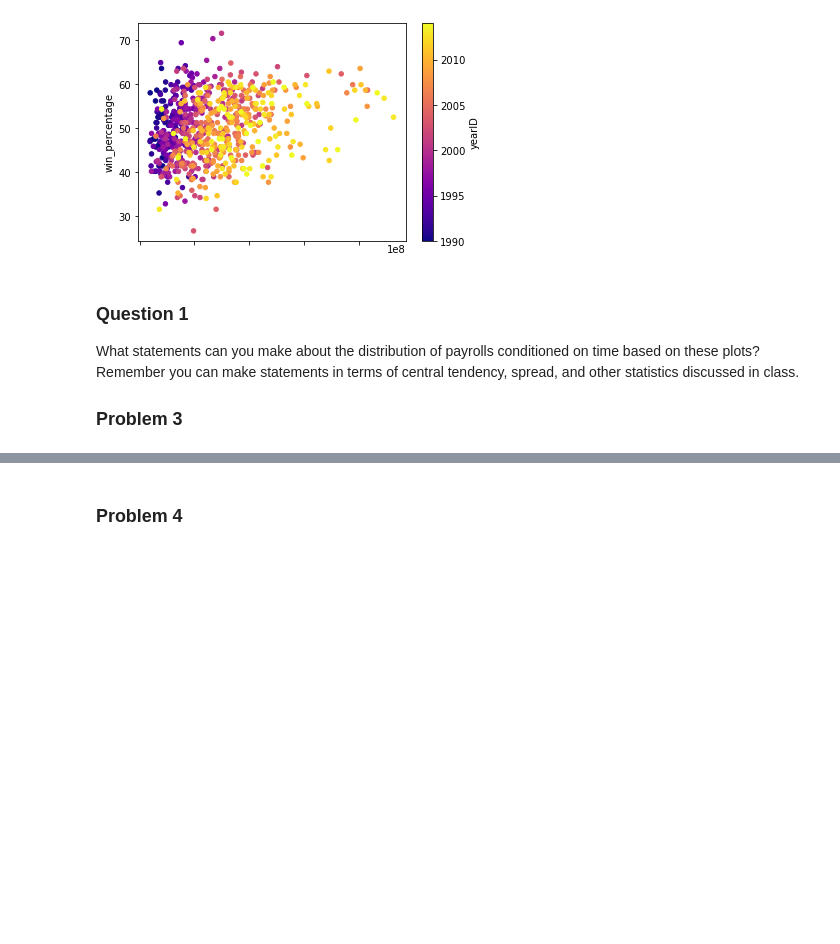
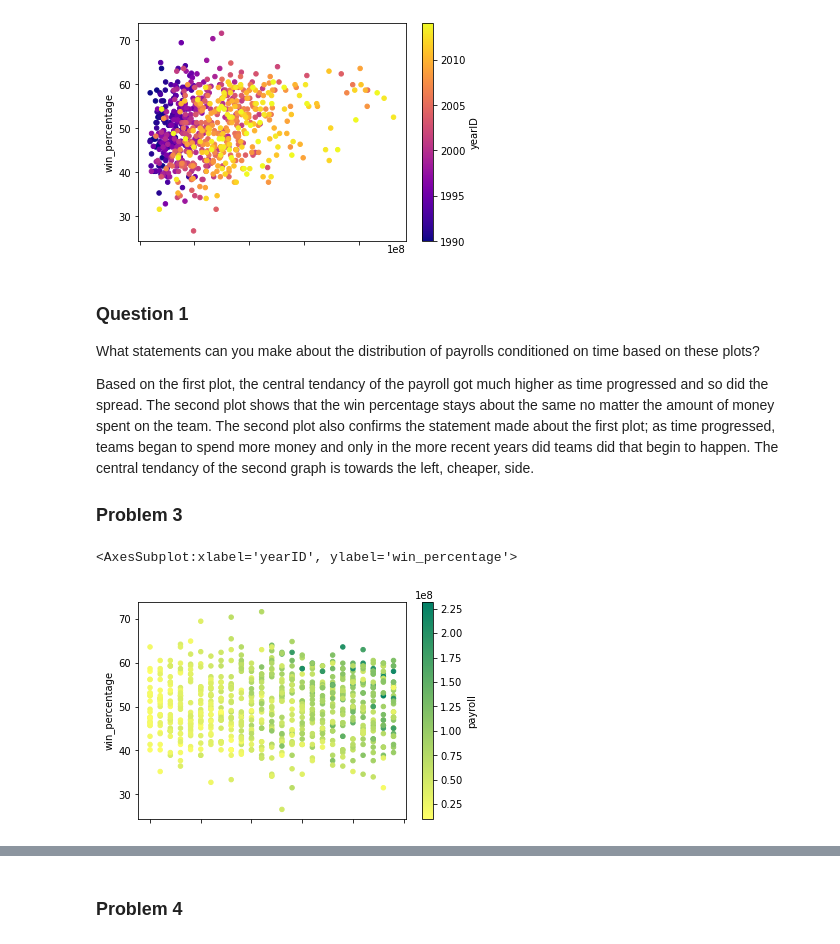
Before and after one commit to NickOuellet/Moneyball, a Jupyter notebook: Project 2 Moneyball.ipynb, the cells around one changed output, grey strips where cells are left out. Drawn from its saved outputs; the diff is of its cells as text; code cells hidden in the pictures; blank space fills up the shorter version.

```diff
--- a/Project 2 Moneyball.ipynb
+++ b/Project 2 Moneyball.ipynb
@@ -111,6 +111,13 @@ relation.plot.scatter(x = "payroll", y = "win_percentage", c="yearID", cmap="pla
 [figure]
 # %% [markdown]
 ### Question 1
-What statements can you make about the distribution of payrolls conditioned on time based on these plots? Remember you can make statements in terms of central tendency, spread, and other statistics discussed in class.
+What statements can you make about the distribution of payrolls conditioned on time based on these plots?
+
+Based on the first plot, the central tendancy of the payroll got much higher as time progressed and so did the spread. The second plot shows that the win percentage stays about the same no matter the amount of money spent on the team. The second plot also confirms the statement made about the first plot; as time progressed, teams began to spend more money and only in the more recent years did teams did that begin to happen. The central tendancy of the second graph is towards the left, cheaper, side.
 
 ### Problem 3
+# %%
+relation.plot.scatter(x = "yearID", y = "win_percentage", c="payroll", cmap="summer_r")
+# %% [output]
+<AxesSubplot:xlabel='yearID', ylabel='win_percentage'>
+[figure, added]
```
Also changed, not shown: parts of 5 cells of this notebook.
